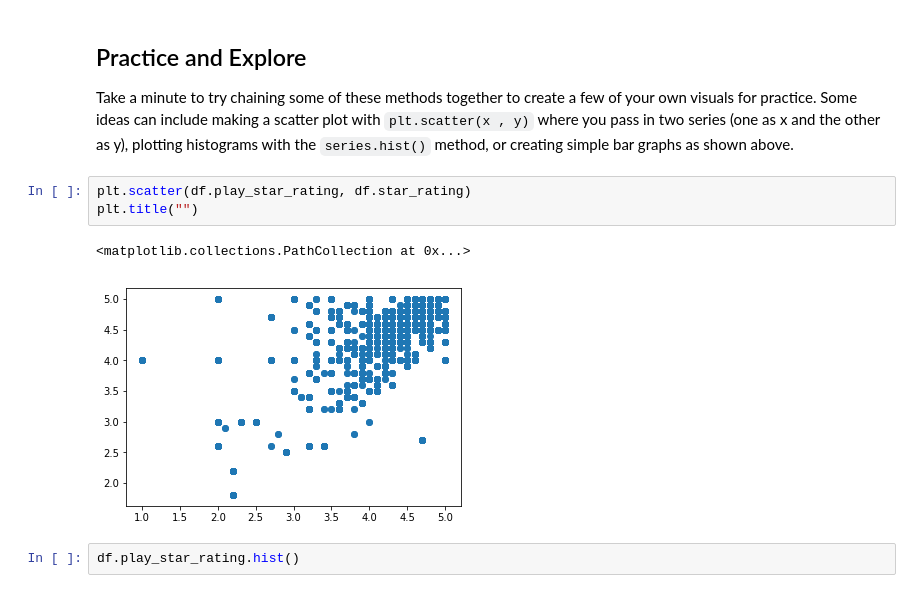
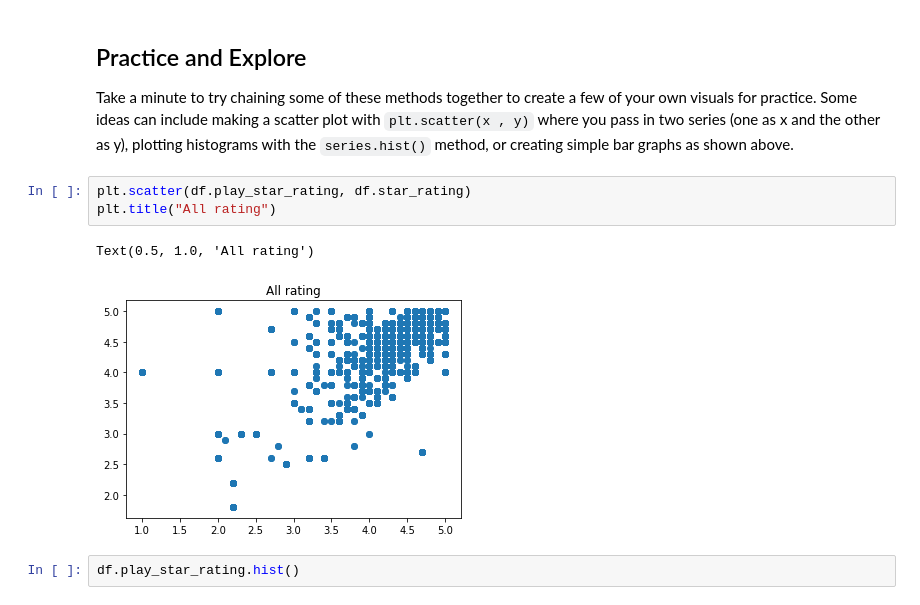
Before and after one commit to FabriceMesidor/dsc-first-codealong-nyc-ds-071519, a Jupyter notebook: index.ipynb, the cells around one changed output. Drawn from its saved outputs; the diff is of its cells as text.

```diff
--- a/index.ipynb
+++ b/index.ipynb
@@ -321,10 +321,10 @@ Text(0, 0.5, 'Theme')
 Take a minute to try chaining some of these methods together to create a few of your own visuals for practice. Some ideas can include making a scatter plot with `plt.scatter(x , y)` where you pass in two series (one as x and the other as y), plotting histograms with the `series.hist()` method, or creating simple bar graphs as shown above.
 # %%
 plt.scatter(df.play_star_rating, df.star_rating)
-plt.title("")
+plt.title("All rating")
 # %% [output]
-<matplotlib.collections.PathCollection at 0x...>
+Text(0.5, 1.0, 'All rating')
-[figure, old version]
+[figure, new version]
 # %%
 df.play_star_rating.hist()
 # %%
```
